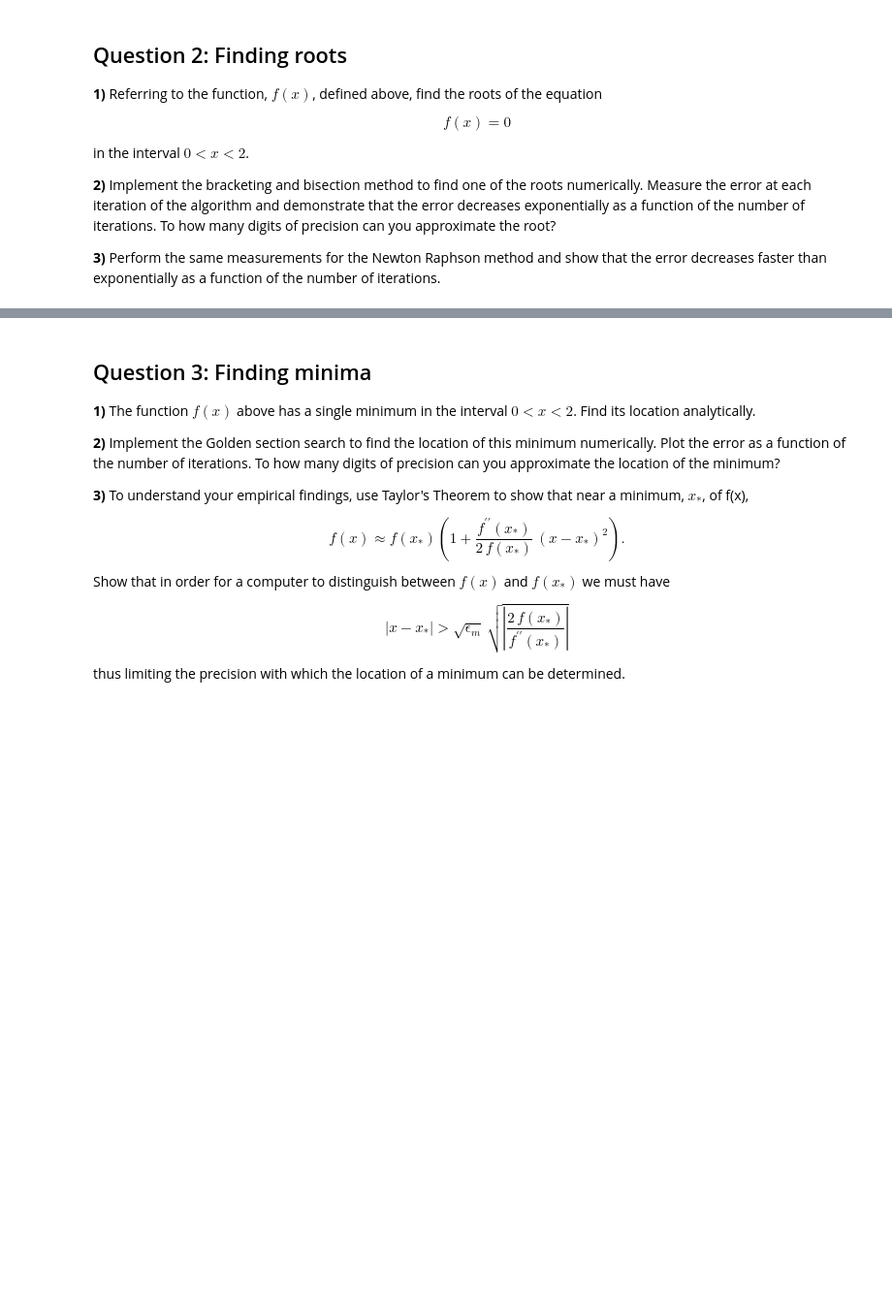
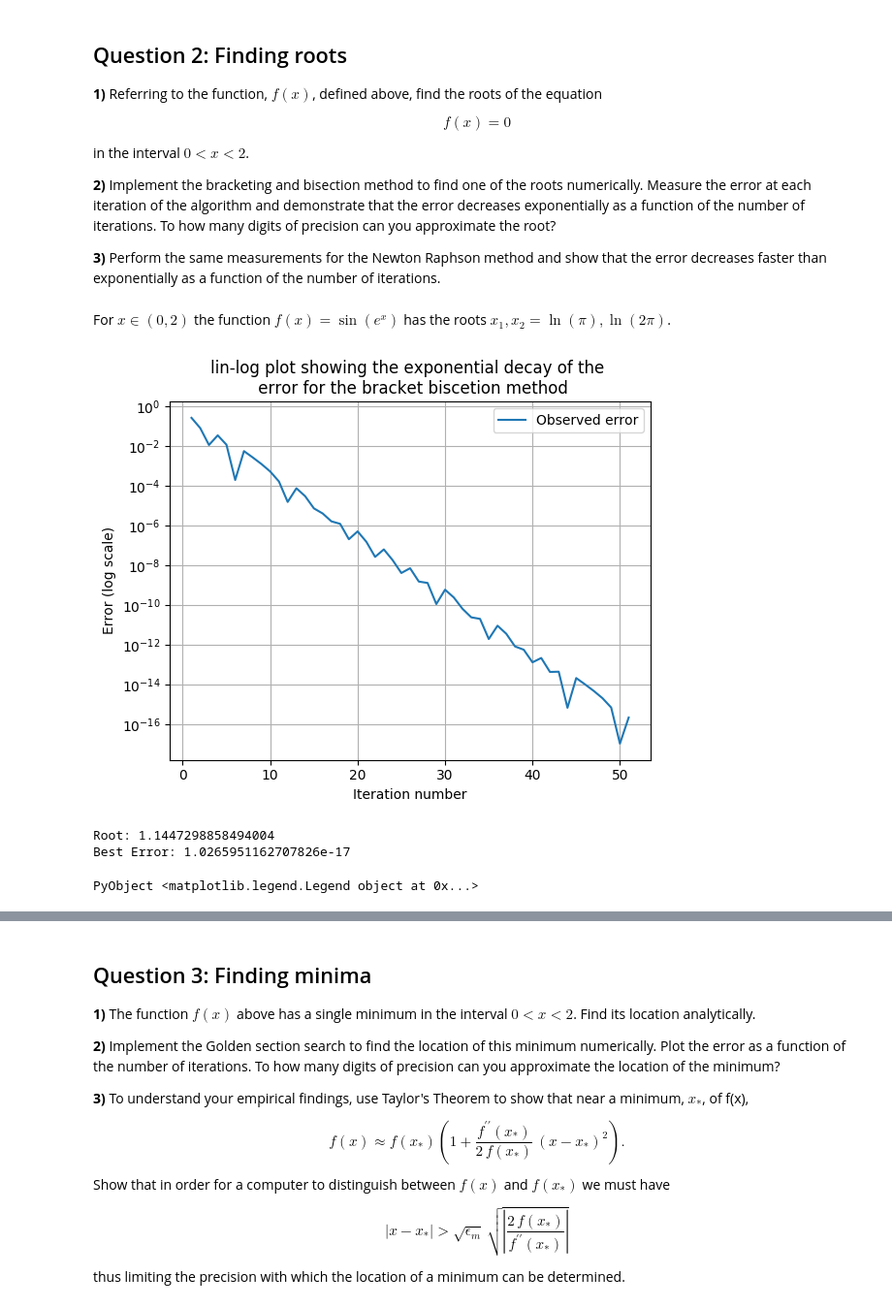
Before and after one commit to harveydevereux/MA934, a Jupyter notebook: workbook3.ipynb, the cells around one changed output, grey strips where cells are left out. Shown: that part at 97% size. Drawn from its saved outputs; the diff is of its cells as text; code cells hidden in the pictures; blank space fills up the shorter version.

```diff
--- a/workbook3.ipynb
+++ b/workbook3.ipynb
@@ -47,3 +185,27 @@ in the interval $0<x<2$.
 **2)** Implement the bracketing and bisection method to find one of the roots numerically. Measure the error at each iteration of the algorithm and demonstrate that the error decreases exponentially as a function of the number of iterations. To how many digits of precision can you approximate the root?
 
 **3)** Perform the same measurements for the Newton Raphson method and show that the error decreases faster than exponentially as a function of the number of iterations.
+# %% [markdown]
+For $x\in(0,2)$ the function $f(x) = \sin(e^{x})$ has the roots
+$x_{1},x_{2} = \ln(\pi), \ln(2\pi)$.
+# %%
+
+
+root, error = bracket_bisection(f,0.5,1.25);
+x = 1:1:length(error)
+
+semilogy(x,error, label="Observed error")
+
+println("Root: ", root)
+
+println("Best Error: ", Float64(minimum(error)))
+title("lin-log plot showing the exponential decay of the \n error for the bracket biscetion method")
+xlabel("Iteration number")
+ylabel("Error (log scale)")
+grid()
+legend()
+# %% [output]
+[figure, added]
+Root: 1.1447298858494004
+Best Error: 1.0265951162707826e-17
+PyObject <matplotlib.legend.Legend object at 0x...>
```
Also changed, not shown: parts of 24 cells of this notebook, 4 other files.
